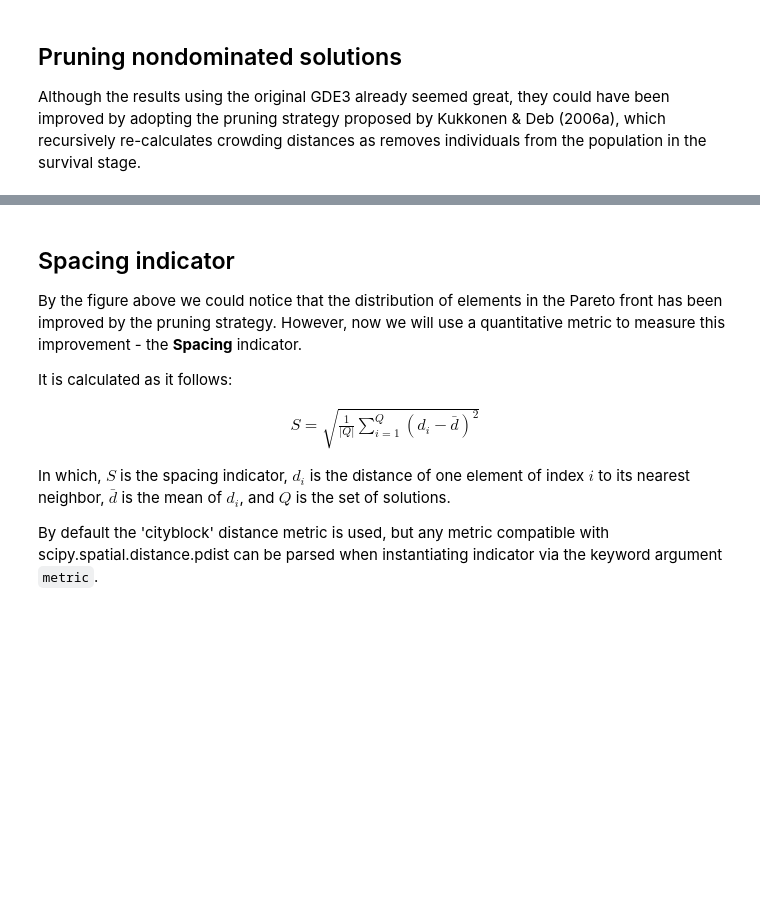
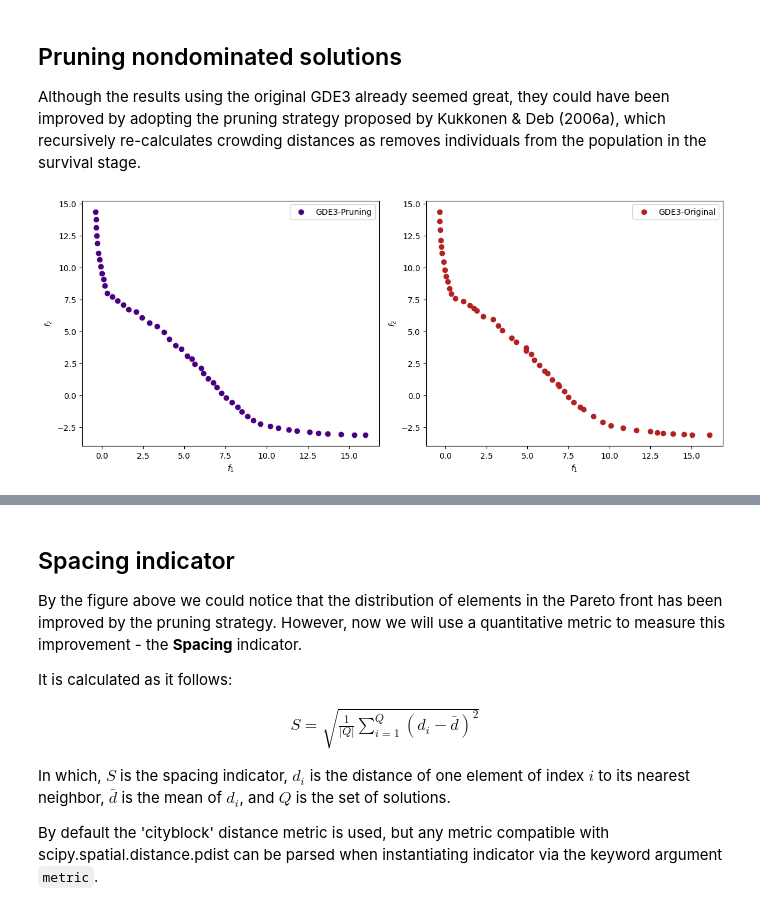
Before and after one commit to mooscaliaproject/pymoode, a Jupyter notebook: notebooks/tutorial.ipynb, the cells around one changed output, grey strips where cells are left out. Cells and saved outputs as stored; diff of their text form; code cells hidden in the pictures; blank space fills up the shorter version.

```diff
--- a/notebooks/tutorial.ipynb
+++ b/notebooks/tutorial.ipynb
@@ -263,7 +271,7 @@ res_gde3_problem_2 = minimize(
     termination_multi,
     seed=SEED,
     save_history=True,
-    verbose=False
+    verbose=False,
 )
 # %%
 fig, ax = plt.subplots(figsize=[6, 5], dpi=100)
@@ -430,5 +497,11 @@ pruning_survival = RankAndCrowding(crowding_func="pcd")
 # %%
-gde3_ps = GDE3(pop_size=50, variant="DE/rand/1/bin", F=(0.0, 1.0), CR=0.7, survival=pruning_survival)
+gde3_ps = GDE3(
+    pop_size=50,
+    variant='DE/rand/1/bin',
+    F=(0.0, 1.0),
+    CR=0.7,
+    survival=pruning_survival,
+)
 # %%
 res_gde3_ps_problem_2 = minimize(
     TwoObjExample(),
@@ -436,21 +509,35 @@ res_gde3_ps_problem_2 = minimize(
     ('n_gen', NGEN),
     seed=SEED,
     save_history=True,
-    verbose=False
+    verbose=False,
 )
 # %%
 fig, ax = plt.subplots(1, 2, figsize=[12, 5], dpi=100)
 
-ax[0].scatter(res_gde3_ps_problem_2.F[:, 0], res_gde3_ps_problem_2.F[:, 1], color="indigo", label="GDE3-Pruning", marker="o")
-ax[0].set_ylabel("$f_2$")
-ax[0].set_xlabel("$f_1$")
+ax[0].scatter(
+    res_gde3_ps_problem_2.F[:, 0],
+    res_gde3_ps_problem_2.F[:, 1],
+    color='indigo',
+    label='GDE3-Pruning',
+    marker='o',
+)
+ax[0].set_ylabel('$f_2$')
+ax[0].set_xlabel('$f_1$')
 ax[0].legend()
 
-ax[1].scatter(res_gde3_problem_2.F[:, 0], res_gde3_problem_2.F[:, 1], color="firebrick", label="GDE3-Original", marker="o")
-ax[1].set_ylabel("$f_2$")
-ax[1].set_xlabel("$f_1$")
+ax[1].scatter(
+    res_gde3_problem_2.F[:, 0],
+    res_gde3_problem_2.F[:, 1],
+    color='firebrick',
+    label='GDE3-Original',
+    marker='o',
+)
+ax[1].set_ylabel('$f_2$')
+ax[1].set_xlabel('$f_1$')
 ax[1].legend()
 
 fig.tight_layout()
 plt.show()
+# %% [output]
+[figure, added]
 # %%
```
Also changed, not shown: parts of 32 cells of this notebook, 16 other files.
